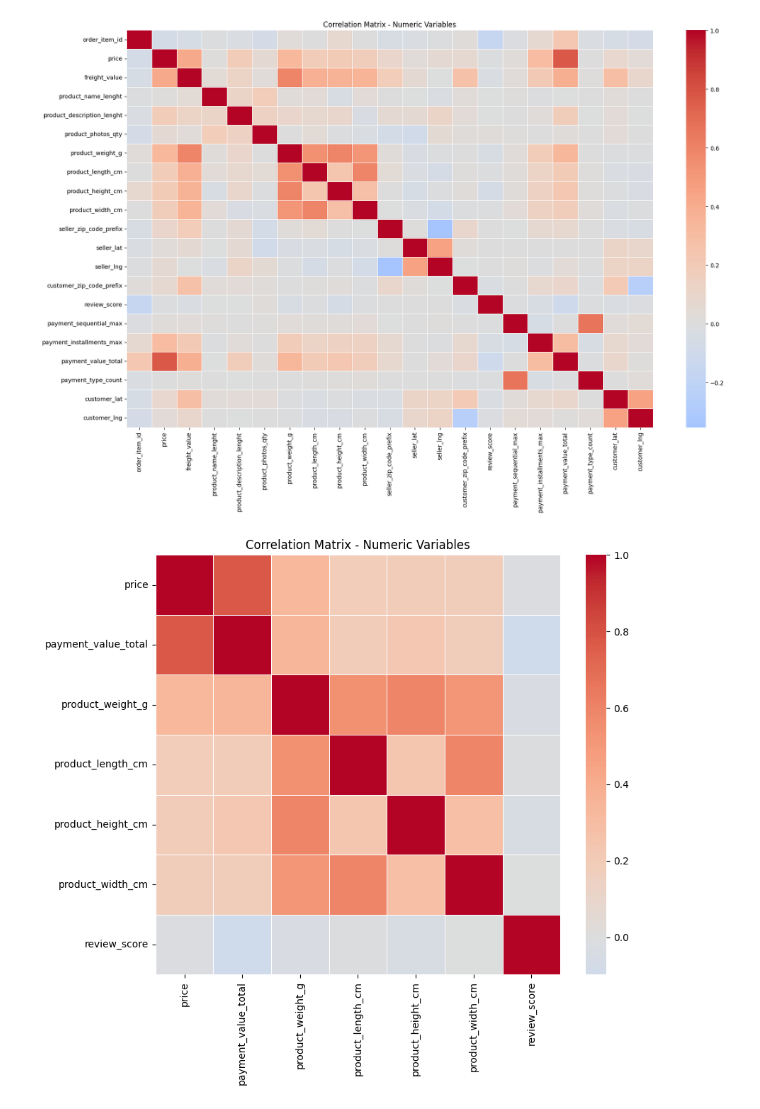
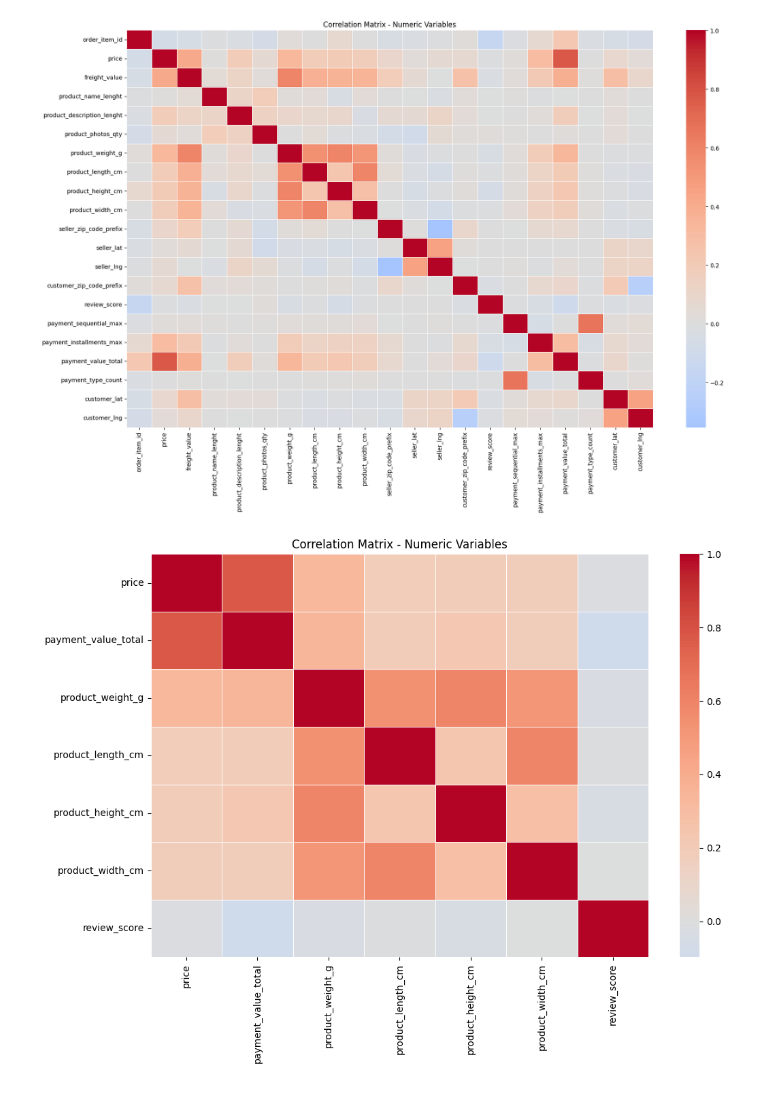
Before and after one commit to AndreyV0607/Reviews_Ecommerce, a Jupyter notebook: notebooks/eda_model01.ipynb, the cells around one changed output. Drawn from its saved outputs; the diff is of its cells as text; code cells hidden in the pictures.

```diff
--- a/notebooks/eda_model01.ipynb
+++ b/notebooks/eda_model01.ipynb
@@ -142,17 +154,17 @@ plt.show()
 # %% [output]
 [figure]
 # %%
-# Plot a compact correlation heatmap for the binary review-score sample dataframe.
+#Plot a compact correlation heatmap for the binary review-score sample dataframe.
 numeric_df = df.select_dtypes(include=[np.number]).copy()
 correlation_matrix = numeric_df.corr()
 
-plt.figure(figsize=(9, 8))
+plt.figure(figsize=(11, 8))
 sns.heatmap(correlation_matrix, cmap='coolwarm', center=0, annot=False, linewidths=0.5)
 plt.title('Correlation Matrix - Numeric Variables')
 plt.tight_layout()
 plt.show()
 # %% [output]
-[figure, old version]
+[figure, new version]
 # %%
 # Compare numeric variables against review_score using regression plots.
 import seaborn as sns
```
Also changed, not shown: parts of 5 cells of this notebook, 8 other files.
